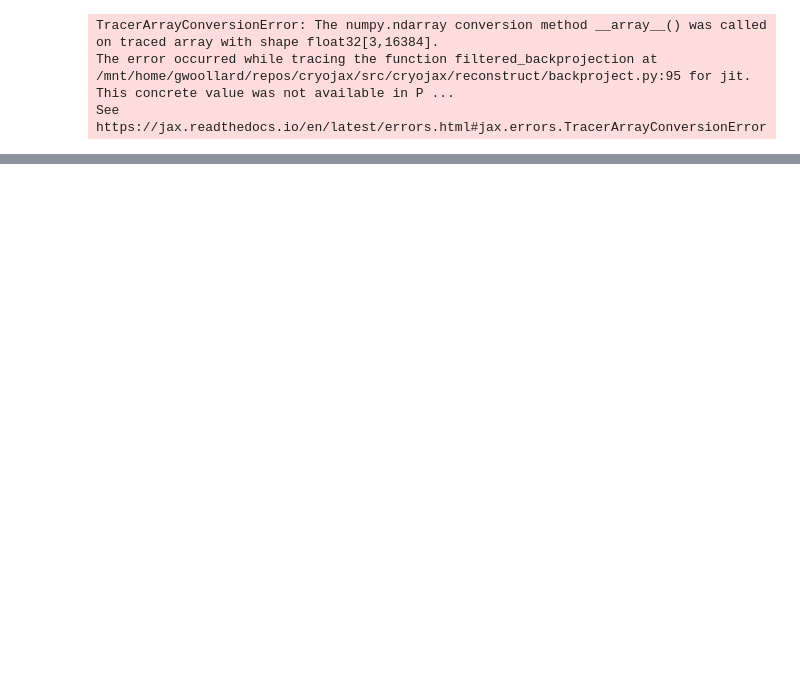
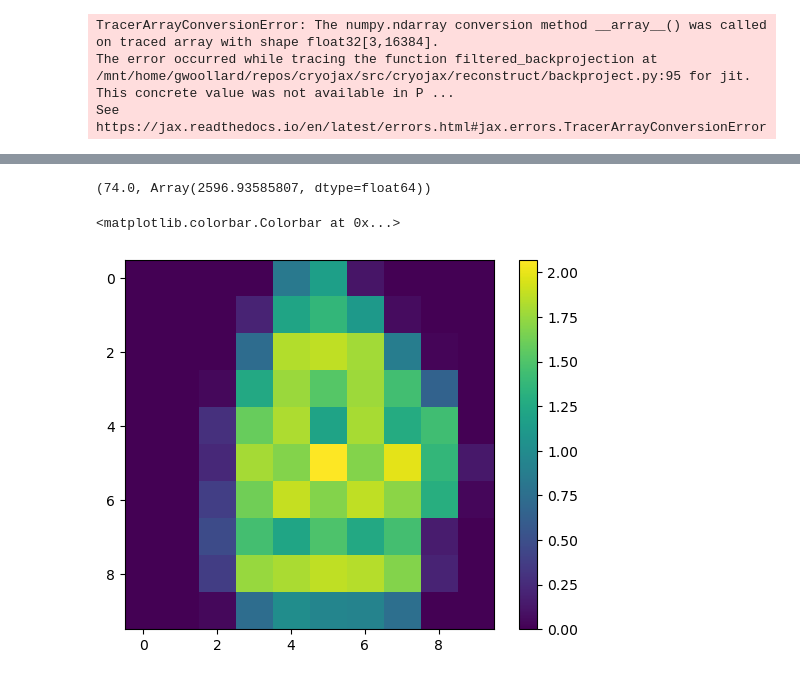
Before and after one commit to mjo22/cryojax, a Jupyter notebook: tutorials/fourier_insert_slice.ipynb, the cells around one changed output, grey strips where cells are left out. Saved outputs shown, nothing was run; the diff lists cells and outputs as text; code cells hidden in the pictures; blank space fills up the shorter version.

Commit message:
jaxified fill_vec

```diff
--- a/tutorials/fourier_insert_slice.ipynb
+++ b/tutorials/fourier_insert_slice.ipynb
@@ -736,0 +845,20 @@ jax.jit(jaxy_diff)(xyz_rot)
+# %%
+r0_idx = r0 + n_pix // 2
+r1_idx = r1 + n_pix // 2
+
+under_grid_idx = np.any(r0_idx < 0, axis=0)
+over_grid_idx = np.any(r1_idx >= n_pix, axis=0)
+good_idx = np.logical_and(~under_grid_idx, ~over_grid_idx)
+
+map_3d_interp = np.zeros((n_pix, n_pix, n_pix))#.astype(slice_2d.dtype)
+count_3d_interp = np.zeros((n_pix, n_pix, n_pix))
+ones = np.ones(n_pix * n_pix)[good_idx]
+# slice_flat = slice_2d.flatten()[good_idx]
+slice_flat = ones
+
+r0_idx_good = r0_idx[:, good_idx]
+r1_idx_good = r1_idx[:, good_idx]
+
+numpy_map_3d_interp = fill_vec(
+    map_3d_interp, r0_idx_good, r1_idx_good, slice_flat, dd[:, good_idx]
+)
@@ -736,0 +885,10 @@ jax.jit(jaxy_diff)(xyz_rot)
+# %%
+numpy_map_3d_interp.sum(), jaxy_map_3d_interp.sum()
+# %% [output]
+(74.0, Array(2596.93585807, dtype=float64))
+# %%
+plt.imshow(numpy_map_3d_interp.sum(0))
+plt.colorbar()
+# %% [output]
+<matplotlib.colorbar.Colorbar at 0x...>
+[figure, added]
```
Also changed, not shown: parts of 31 cells of this notebook, 2 other files.
